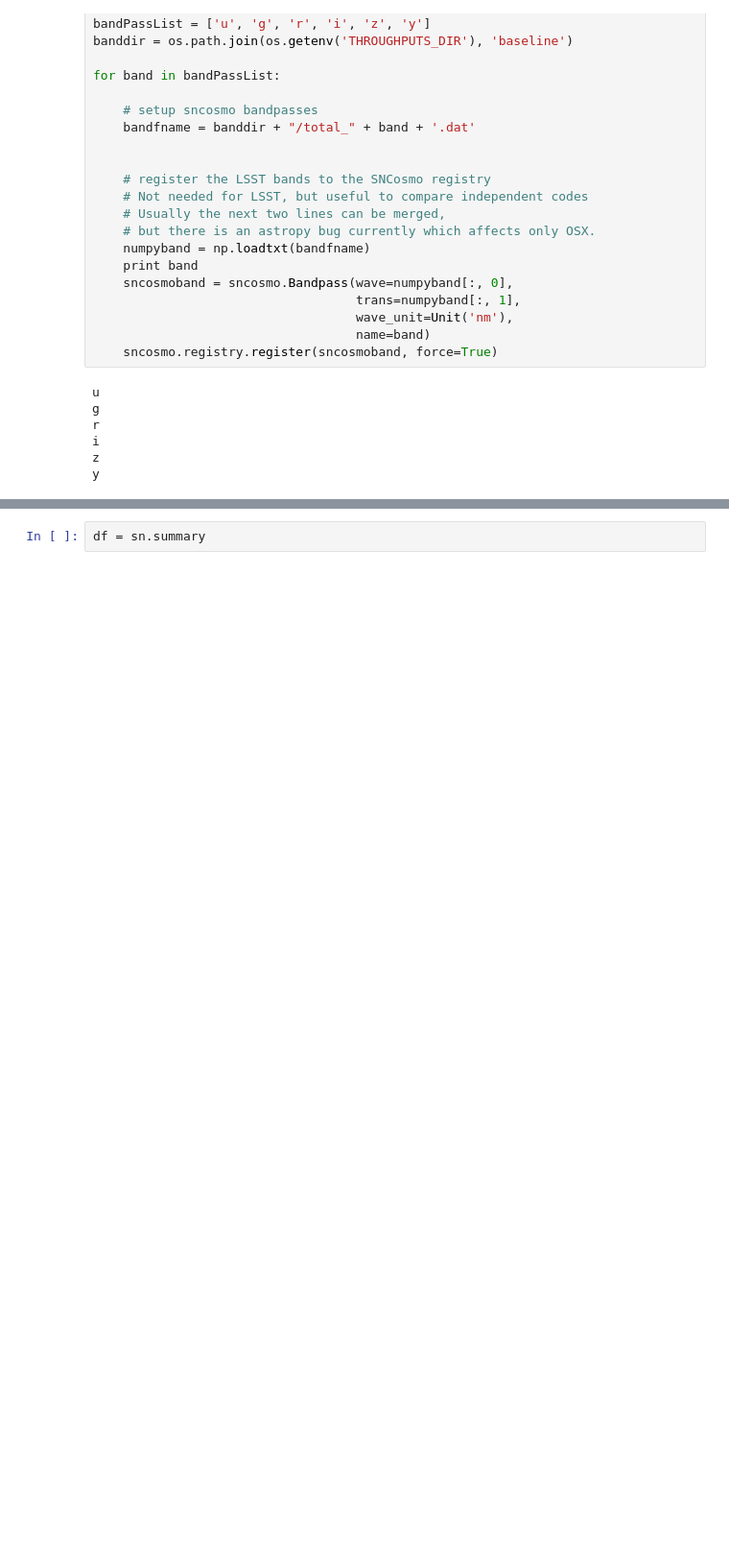
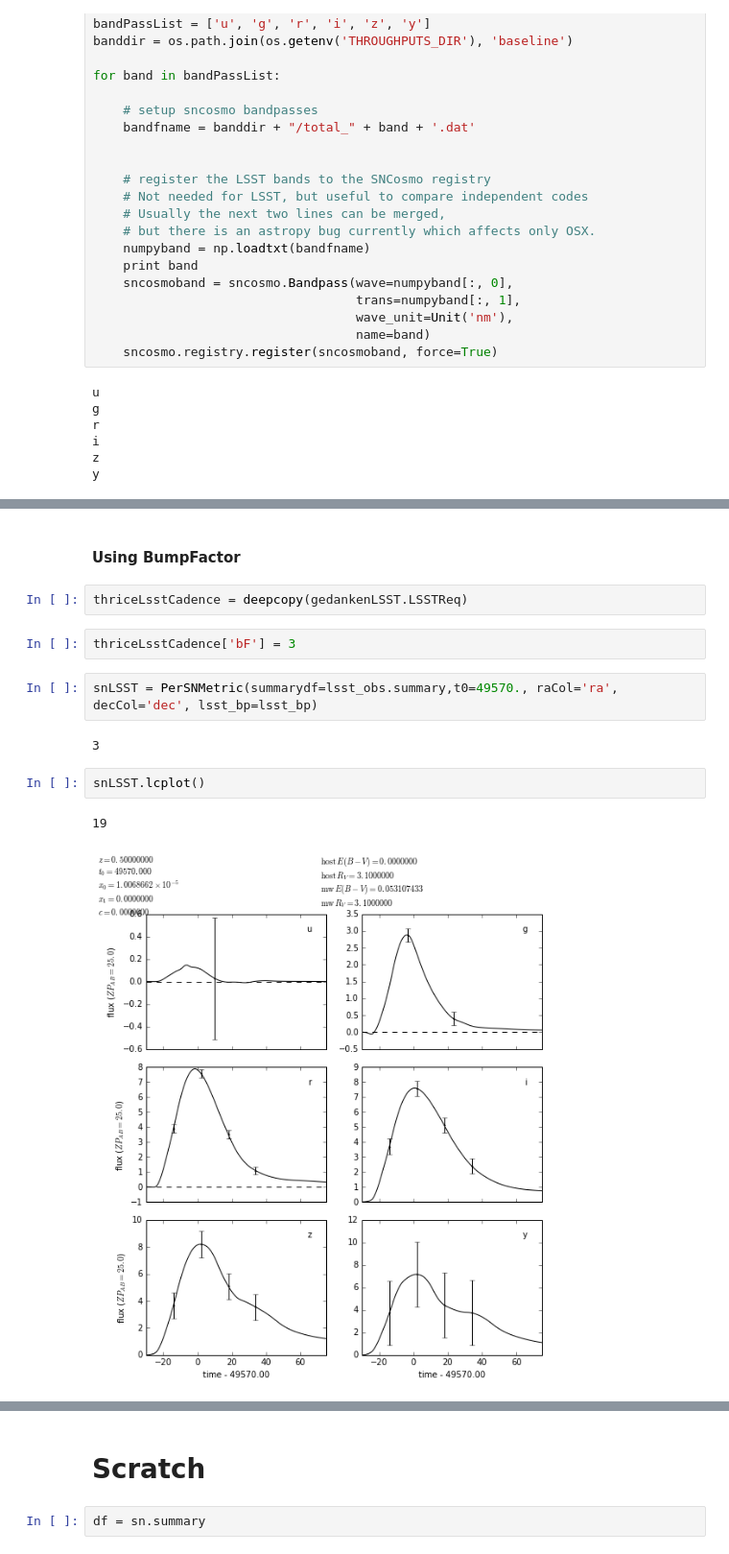
Before and after one commit to rbiswas4/Cadence, a Jupyter notebook: examples/using_gedankenLSST.ipynb, the cells around one changed output, grey strips where cells are left out. Shown at 96% size. Drawn from its saved outputs; the diff is of its cells as text; blank space fills up the shorter version.

```diff
--- a/examples/using_gedankenLSST.ipynb
+++ b/examples/using_gedankenLSST.ipynb
@@ -70,0 +261,15 @@ sn = gedankenLSST.GSN_Obs(mjd_center=49530., lsstrequirements=lsstchar)
+# %% [markdown]
+####  Using BumpFactor
+# %%
+thriceLsstCadence = deepcopy(gedankenLSST.LSSTReq)
+# %%
+thriceLsstCadence['bF'] = 3
+# %%
+snLSST = PerSNMetric(summarydf=lsst_obs.summary,t0=49570., raCol='ra', decCol='dec', lsst_bp=lsst_bp)
+# %% [output]
+3
+# %%
+snLSST.lcplot()
+# %% [output]
+19
+[figure, added]
@@ -71,3 +277,5 @@ sn = gedankenLSST.GSN_Obs(mjd_center=49530., lsstrequirements=lsstchar)
+# %% [markdown]
+# Scratch
 # %%
 df = sn.summary
 # %%
```
Also changed, not shown: parts of 34 cells of this notebook.
